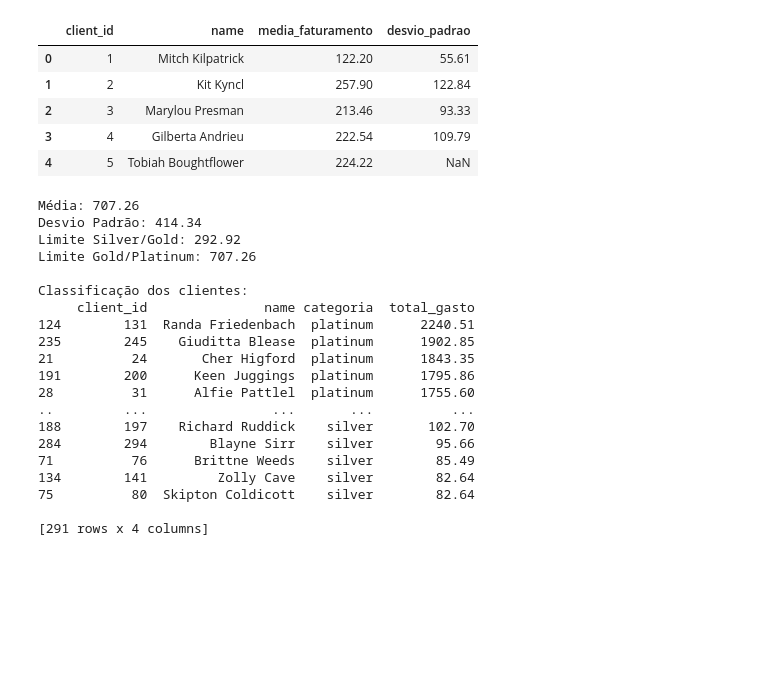
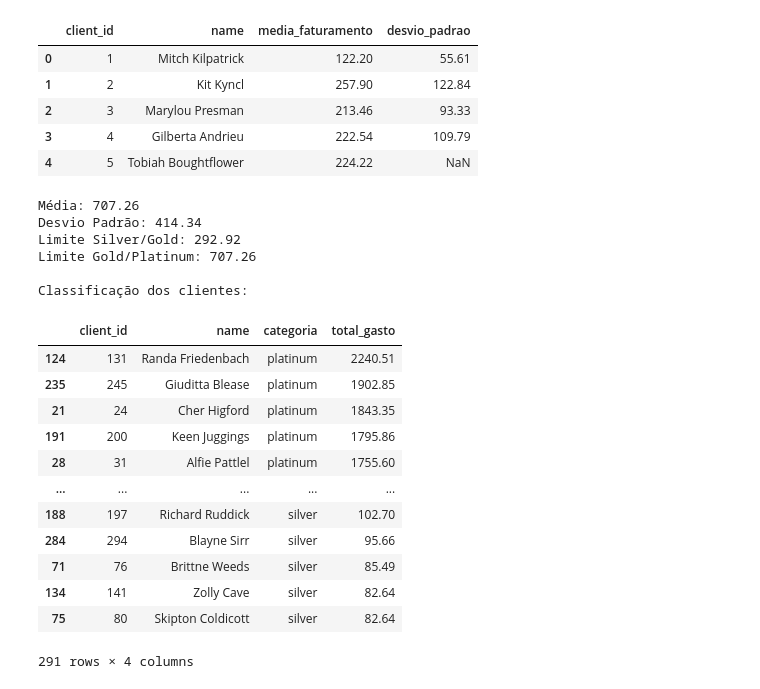
Before and after one commit to AlanDeSouza21/Etl_3_fontes_diferentes, a Jupyter notebook: main.ipynb, the cells around one changed output. Drawn from its saved outputs; the diff is of its cells as text; code cells hidden in the pictures; blank space fills up the shorter version.

Commit message:
finalizacao exercicio

```diff
--- a/main.ipynb
+++ b/main.ipynb
@@ -398,45 +391,45 @@ desvio = total_por_cliente.std()
 print(f"Média: {media:.2f}")
 print(f"Desvio Padrão: {desvio:.2f}")
 print(f"Limite Silver/Gold: {media - desvio:.2f}")
 print(f"Limite Gold/Platinum: {media:.2f}")
 
 # Função de classificação
 def classificar_cliente(total):
     if total > media:
         return 'platinum'
     elif total >= media - desvio:
         return 'gold'
     else:
         return 'silver'
 
 # Aplicar classificação
 classificacao = total_por_cliente.apply(classificar_cliente).reset_index()
 classificacao.columns = ['client_id', 'categoria']
 
 # Merge com users_sales para ter o nome do cliente
 resultado = users_sales[['client_id', 'name']].drop_duplicates().merge(classificacao, on='client_id')
 resultado['total_gasto'] = resultado['client_id'].map(total_por_cliente)
 
 print("\nClassificação dos clientes:")
-print(resultado.sort_values('total_gasto', ascending=False))
+resultado_final = resultado.sort_values('total_gasto', ascending=False)
+resultado_final
 # %% [output]
 Média: 707.26
 Desvio Padrão: 414.34
 Limite Silver/Gold: 292.92
 Limite Gold/Platinum: 707.26
 
 Classificação dos clientes:
-     client_id               name categoria  total_gasto
-124        131  Randa Friedenbach  platinum      2240.51
-235        245    Giuditta Blease  platinum      1902.85
-21          24       Cher Higford  platinum      1843.35
-191        200      Keen Juggings  platinum      1795.86
-28          31      Alfie Pattlel  platinum      1755.60
-..         ...                ...       ...          ...
-188        197    Richard Ruddick    silver       102.70
-284        294        Blayne Sirr    silver        95.66
-71          76      Brittne Weeds    silver        85.49
-134        141         Zolly Cave    silver        82.64
-75          80  Skipton Coldicott    silver        82.64
-
-[291 rows x 4 columns]
+|  | client_id | name | categoria | total_gasto |
+| 124 | 131 | Randa Friedenbach | platinum | 2240.51 |
+| 235 | 245 | Giuditta Blease | platinum | 1902.85 |
+| 21 | 24 | Cher Higford | platinum | 1843.35 |
+| 191 | 200 | Keen Juggings | platinum | 1795.86 |
+| 28 | 31 | Alfie Pattlel | platinum | 1755.60 |
+| ... | ... | ... | ... | ... |
+| 188 | 197 | Richard Ruddick | silver | 102.70 |
+| 284 | 294 | Blayne Sirr | silver | 95.66 |
+| 71 | 76 | Brittne Weeds | silver | 85.49 |
+| 134 | 141 | Zolly Cave | silver | 82.64 |
+| 75 | 80 | Skipton Coldicott | silver | 82.64 |
+291 rows × 4 columns
```
Also changed, not shown: parts of 8 cells of this notebook, 1 other file.
